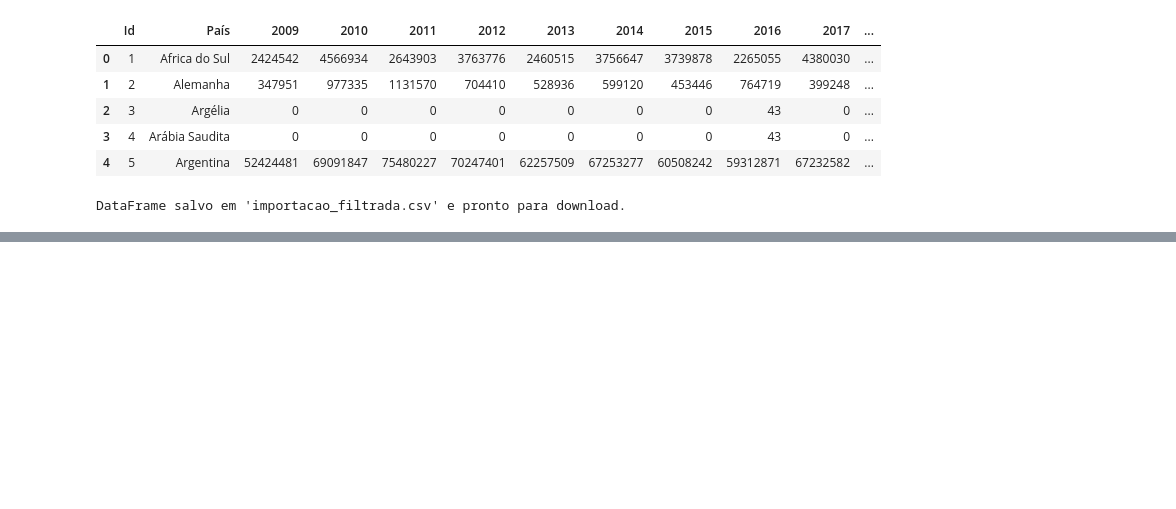
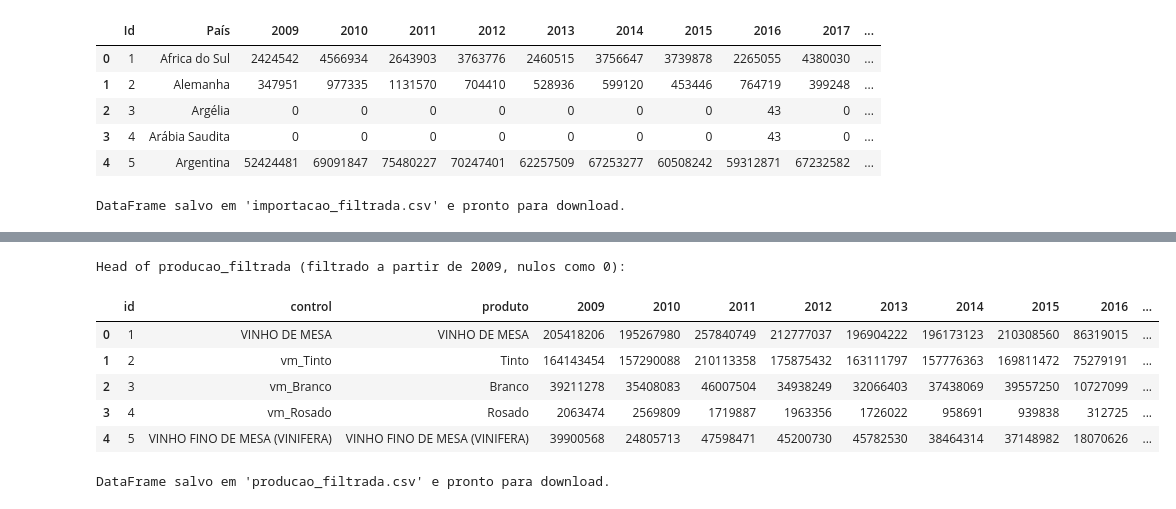
Before and after one commit to rafaellccouto/postech_analise_vinhos_comercio, a Jupyter notebook: Analise_vinhos_comercio.ipynb, the cells around one changed output, grey strips where cells are left out. Saved outputs shown, nothing was run; the diff lists cells and outputs as text; code cells hidden in the pictures; blank space fills up the shorter version.

```diff
--- a/Analise_vinhos_comercio.ipynb
+++ b/Analise_vinhos_comercio.ipynb
@@ -212,0 +254,41 @@ DataFrame salvo em 'importacao_filtrada.csv' e pronto para download.
+# %%
+# Carrega o DataFrame original de produção para garantir um estado limpo
+df_producao = pd.read_csv('Producao.csv', sep=';', on_bad_lines='skip')
+
+# Define as colunas não-numéricas para df_producao
+non_numeric_cols_producao = ['id', 'control', 'produto']
+
+# Define as colunas de ano a serem mantidas (a partir de 2009)
+year_cols_to_keep = [str(year) for year in range(2009, 2024)]
+
+# Cria a lista final de colunas a serem mantidas para producao_filtrada
+cols_to_keep_producao = non_numeric_cols_producao + [
+    col for col in year_cols_to_keep if col in df_producao.columns
+]
+
+# Cria o DataFrame producao_filtrada com as colunas selecionadas
+producao_filtrada = df_producao[cols_to_keep_producao].copy()
+
+# Converte as colunas de ano para numérico, tratando erros como NaN e preenchendo com 0
+for col in year_cols_to_keep:
+    if col in producao_filtrada.columns:
+        producao_filtrada[col] = pd.to_numeric(producao_filtrada[col], errors='coerce').fillna(0)
+
+# Exibir as primeiras linhas do DataFrame resultante
+print("Head of producao_filtrada (filtrado a partir de 2009, nulos como 0):")
+display(producao_filtrada.head())
+
+# Salvar o DataFrame em um arquivo CSV para download
+file_name = 'producao_filtrada.csv'
+producao_filtrada.to_csv(file_name, index=False)
+
+print(f"\nDataFrame salvo em '{file_name}' e pronto para download.")
+# %% [output]
+Head of producao_filtrada (filtrado a partir de 2009, nulos como 0):
+|  | id | control | produto | 2009 | 2010 | 2011 | 2012 | 2013 | 2014 | 2015 | 2016 | ... |
+| 0 | 1 | VINHO DE MESA | VINHO DE MESA | 205418206 | 195267980 | 257840749 | 212777037 | 196904222 | 196173123 | 210308560 | 86319015 | ... |
+| 1 | 2 | vm_Tinto | Tinto | 164143454 | 157290088 | 210113358 | 175875432 | 163111797 | 157776363 | 169811472 | 75279191 | ... |
+| 2 | 3 | vm_Branco | Branco | 39211278 | 35408083 | 46007504 | 34938249 | 32066403 | 37438069 | 39557250 | 10727099 | ... |
+| 3 | 4 | vm_Rosado | Rosado | 2063474 | 2569809 | 1719887 | 1963356 | 1726022 | 958691 | 939838 | 312725 | ... |
+| 4 | 5 | VINHO FINO DE MESA (VINIFERA) | VINHO FINO DE MESA (VINIFERA) | 39900568 | 24805713 | 47598471 | 45200730 | 45782530 | 38464314 | 37148982 | 18070626 | ... |
+DataFrame salvo em 'producao_filtrada.csv' e pronto para download.
```
Also changed, not shown: parts of 1 cell of this notebook.
